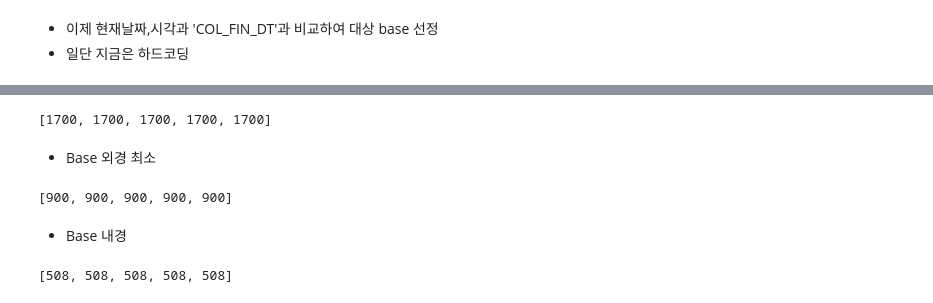
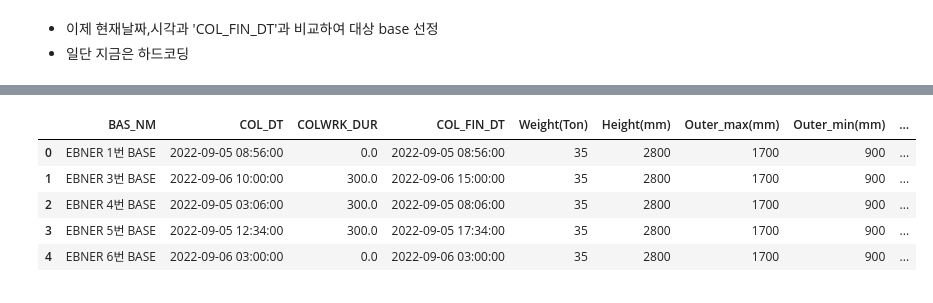
Before and after one commit to ppurify/DK, a Jupyter notebook: generate_dataframe.ipynb, the cells around one changed output, grey strips where cells are left out. Saved outputs shown, nothing was run; the diff lists cells and outputs as text; code cells hidden in the pictures.

```diff
--- a/generate_dataframe.ipynb
+++ b/generate_dataframe.ipynb
@@ -514,19 +529,10 @@ base_height[:5]
-# %%
-base_outer_max = base_df['Outer_max(mm)'].tolist()
-base_outer_max[:5]
-# %% [output]
-[1700, 1700, 1700, 1700, 1700]
-# %% [markdown]
-- Base 외경 최소
-# %%
-base_outer_min = base_df['Outer_min(mm)'].tolist()
-base_outer_min[:5]
-# %% [output]
-[900, 900, 900, 900, 900]
-# %% [markdown]
-- Base 내경
-# %%
-base_inner = base_df['Inner(mm)'].tolist()
-base_inner[:5]
-# %% [output]
-[508, 508, 508, 508, 508]
+# %%
+base_enable_info = pd.read_csv("./data/base_enable_info.csv").drop("Unnamed: 0", axis=1)
+base_enable_info.head()
+# %% [output]
+|  | BAS_NM | COL_DT | COLWRK_DUR | COL_FIN_DT | Weight(Ton) | Height(mm) | Outer_max(mm) | Outer_min(mm) | ... |
+| 0 | EBNER 1번 BASE | 2022-09-05 08:56:00 | 0.0 | 2022-09-05 08:56:00 | 35 | 2800 | 1700 | 900 | ... |
+| 1 | EBNER 3번 BASE | 2022-09-06 10:00:00 | 300.0 | 2022-09-06 15:00:00 | 35 | 2800 | 1700 | 900 | ... |
+| 2 | EBNER 4번 BASE | 2022-09-05 03:06:00 | 300.0 | 2022-09-05 08:06:00 | 35 | 2800 | 1700 | 900 | ... |
+| 3 | EBNER 5번 BASE | 2022-09-05 12:34:00 | 300.0 | 2022-09-05 17:34:00 | 35 | 2800 | 1700 | 900 | ... |
+| 4 | EBNER 6번 BASE | 2022-09-06 03:00:00 | 0.0 | 2022-09-06 03:00:00 | 35 | 2800 | 1700 | 900 | ... |
```
Also changed, not shown: parts of 79 cells of this notebook.
